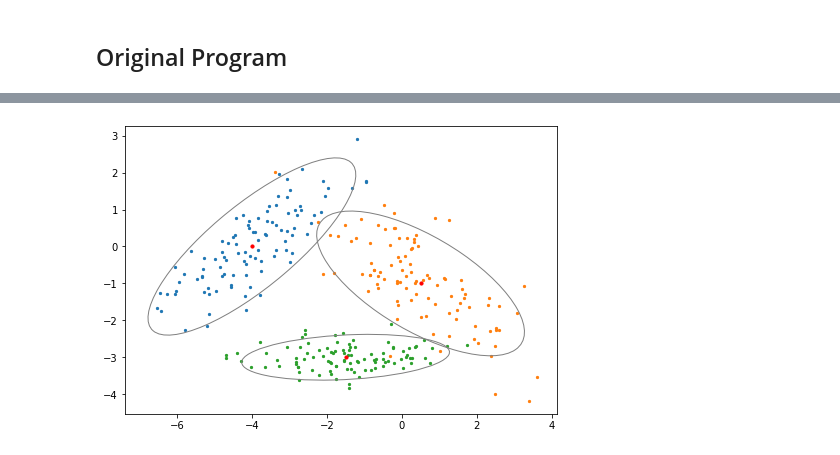
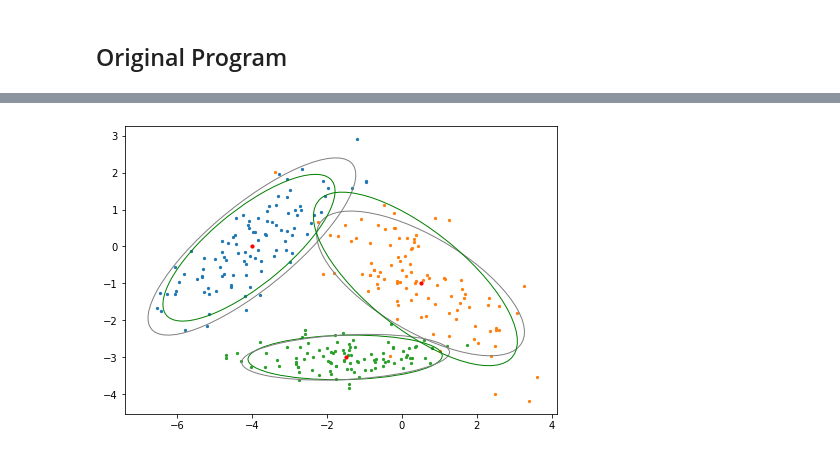
Before and after one commit to gnitnaw/Programs, a Jupyter notebook: Chapter4/EMclust.ipynb, the cells around one changed output, grey strips where cells are left out. Saved outputs shown, nothing was run; the diff lists cells and outputs as text; code cells hidden in the pictures.

```diff
--- a/Chapter4/EMclust.ipynb
+++ b/Chapter4/EMclust.ipynb
@@ -142,20 +142,41 @@ C[:,1,1] = 1
 
 p = np.zeros((3,300))
 
+labels = np.zeros(300, dtype=int)
 for i in range(0,100):
 
     for k in range(0,K):    #E-step
         mvn = multivariate_normal( M[:,k].T, C[k,:,:] )
         p[k,:] = W[0,k]*mvn.pdf(Xmat)
 
+    # M-step
     p = p/sum(p,0)   #normalize
-
     W = np.mean(p,1).reshape(1,3)
     for k in range(0,K):
         M[:,k] = (Xmat.T @ p[k,:].T)/sum(p[k,:])
         xm = Xmat.T - M[:,k].reshape(2,1)
         C[k,:,:] = xm @ (xm*p[k,:]).T/sum(p[k,:])
 
+for i in range(300):
+    if p[0][i]>p[1][i] : #0>1
+        if p[0][i]>p[2][i] : #0>1,2
+            labels[i] = 0
+        else : #0>1, 2>0
+            labels[i] = 2
+    else : # 1>0
+        if p[1][i]>p[2][i] : #1>0,2
+            labels[i] = 1
+        else : # 1>0, 2>1
+            labels[i] = 2
+
+WW = np.zeros(3)
+
+for i in range(300):
+    WW[labels[i]] = WW[labels[i]]+1
 print(W)
+#print(labels)
+print(mvn.pdf(Xmat).shape)
+print(WW/300.0)
+print(np.mean(p,1))
 # %% [output]
 [[0.33033004 0.32063338 0.34903658]]
@@ -190,22 +193,23 @@ plt.show()
 # %%
 Mu = np.array([[-4, 0], [0.5, -1], [-1.5, -3]])
 Cov = np.array([[[2.0, 1.4],
                 [1.4, 1.5]],
                [[2.0, -0.95],
                 [-0.95, 1]],
                [[2.0, 0.1],
                 [0.1, 0.1]]] )
 
 scale = 1, 1
 fig = plt.figure()
 ax = fig.add_axes([0,0,1,1])
 for i in range(3):
     x = Xmat[100*i:100*(i+1), 0]
     y = Xmat[100*i:100*(i+1), 1]
     ax.scatter(x, y, s=5)
     confidence_ellipse_pure(Mu[i], Cov[i], ax, edgecolor='grey')
+    confidence_ellipse_pure(M.T[i], C[i], ax, edgecolor='green')
     ax.scatter(Mu[i][0], Mu[i][1], c='red', s=10)
 
 plt.show()
 # %% [output]
-[figure, old version]
+[figure, new version]
```
Also changed, not shown: parts of 3 cells of this notebook.
